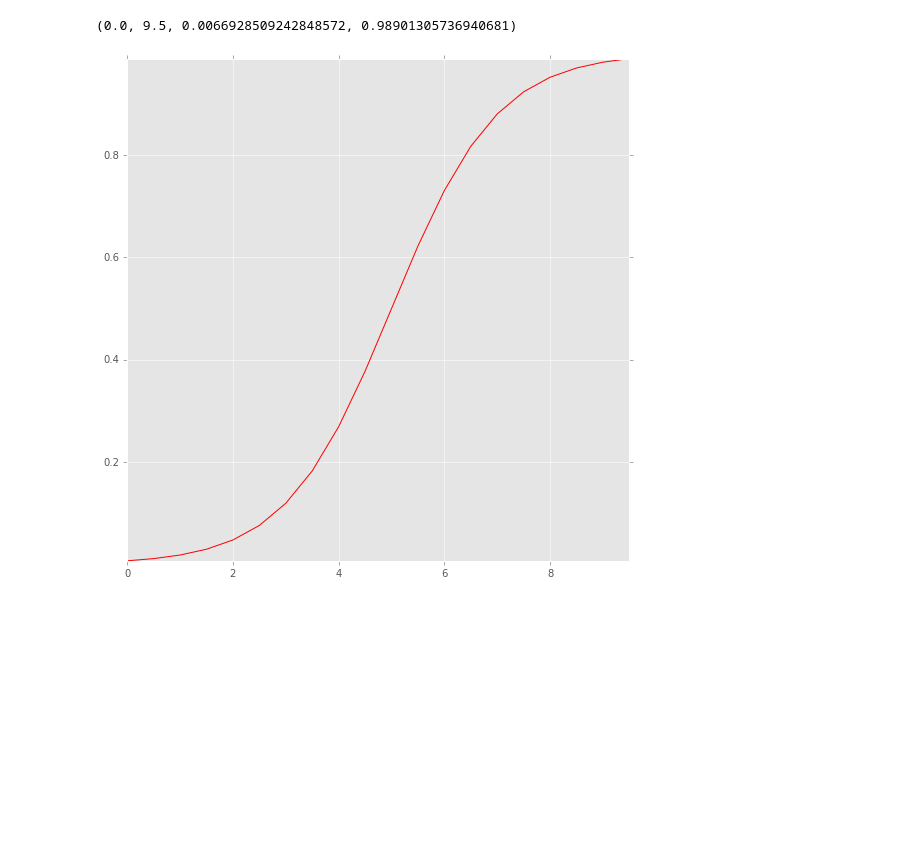
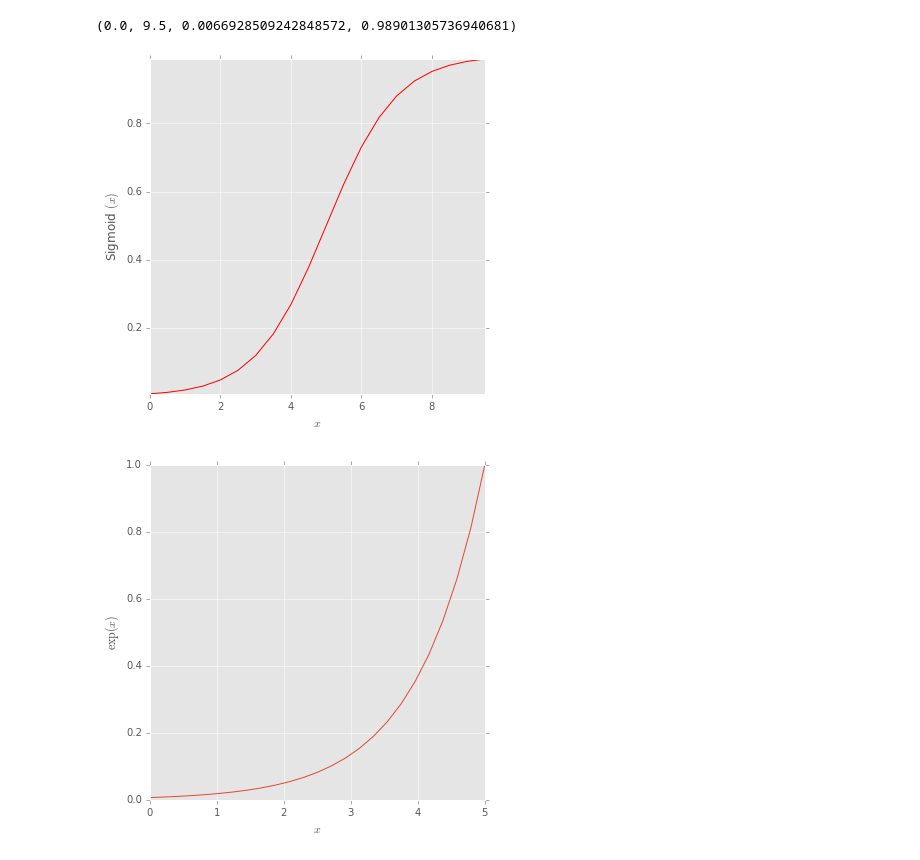
Before and after one commit to dmryer/Python, a Jupyter notebook: Value Functions.ipynb, the cells around one changed output. Drawn from its saved outputs; the diff is of its cells as text; code cells hidden in the pictures; blank space fills up the shorter version.

```diff
--- a/Value Functions.ipynb
+++ b/Value Functions.ipynb
@@ -1,37 +1,68 @@
 # %%
-# Sigmod Function
-# - the logistic function looks like an elongated S
-# - Reference: http://hamelg.blogspot.com/2015/11/
+# Plot Sigmoid Function
+# The logistic function looks like an elongated S
+# Reference: http://hamelg.blogspot.com/2015/11/
+# Can also consder  generalised logistic function originally developed for growth modelling
 
 %matplotlib inline
 
 import numpy as np
 import pandas as pd
 import matplotlib
 import matplotlib.pyplot as plt
 import scipy.stats as stats
 matplotlib.style.use('ggplot')
 
 ####################
 # Input Values Here:
-Xmin = -5
-Xmax = 5
-Incr = 0.5
-Offset = 5
+xmin = -5
+xmax = 5
+incr = 0.5
+offset = 5
+flip = 1                     # Flip = -1 to reverse direction
 ###################
 
-plt.figure(figsize=(9,9))
+# Define the Sigmoid Function
+def sigmoid(t):
+    return flip*(1/(1 + np.e**(-t)))
 
- # Define the sigmoid function
-def sigmoid(t):
-    return (1/(1 + np.e**(-t)))
-
-plot_range = np.arange(Xmin, Xmax, Incr)
+plot_range = np.arange(xmin, xmax, incr)
 y_values = sigmoid(plot_range)
 
 # Plot curve
-plt.plot(plot_range + Offset, y_values, color="red")
+plt.figure(figsize=(6,6))
+plt.plot(plot_range + offset, y_values, color="red")
+plt.xlabel('$x$')
+plt.ylabel('Sigmoid $(x)$')
 plt.axis('tight')
 # %% [output]
 (0.0, 9.5, 0.0066928509242848572, 0.98901305736940681)
-[figure, old version]
+[figure, new version]
+# %%
+# Plot Exponential Function
+
+import numpy as np
+import matplotlib.pyplot as plt
+
+%matplotlib inline
+
+####################
+# Input Values Here:
+xmin = -5
+xmax = 0
+offset = 5
+flip = 1                     # Flip = -1 to reverse direction
+###################
+
+# Define the Exponential Function
+x = np.linspace(xmin, xmax, 25)
+y = flip*np.exp(x)
+
+# Plot curve
+plt.figure(figsize=(6,6))
+plt.plot(x + offset, y)
+plt.xlabel('$x$')
+plt.ylabel('$\exp(x)$')
+plt.show()
+# %% [output]
+[figure, added]
```
Also changed, not shown: parts of 1 cell of this notebook.
